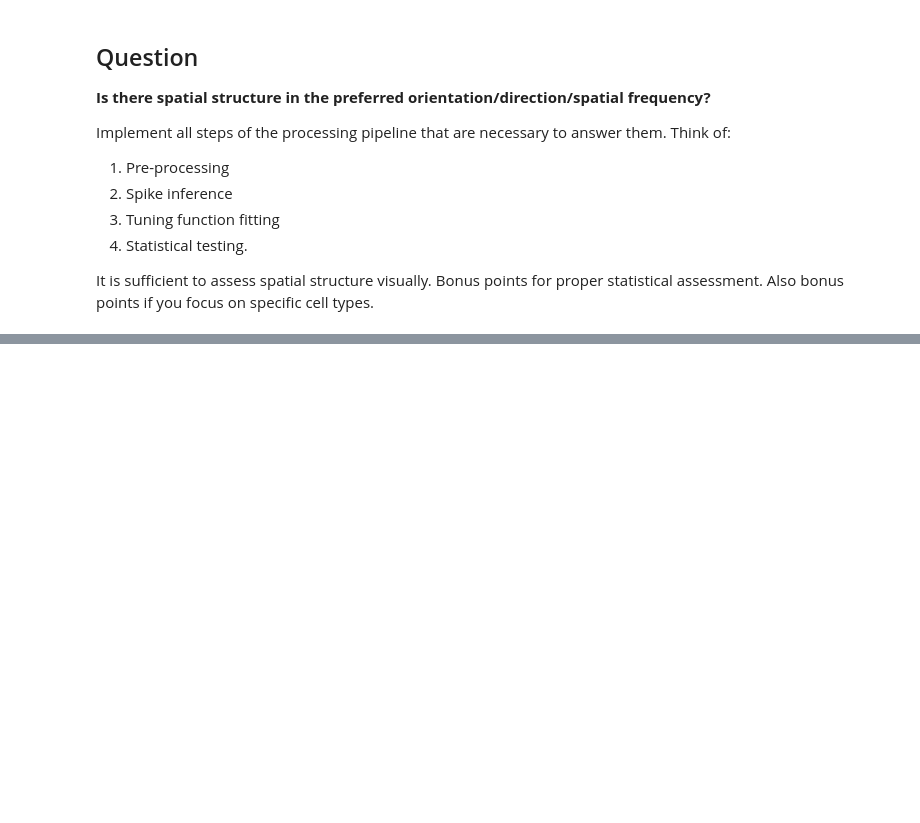
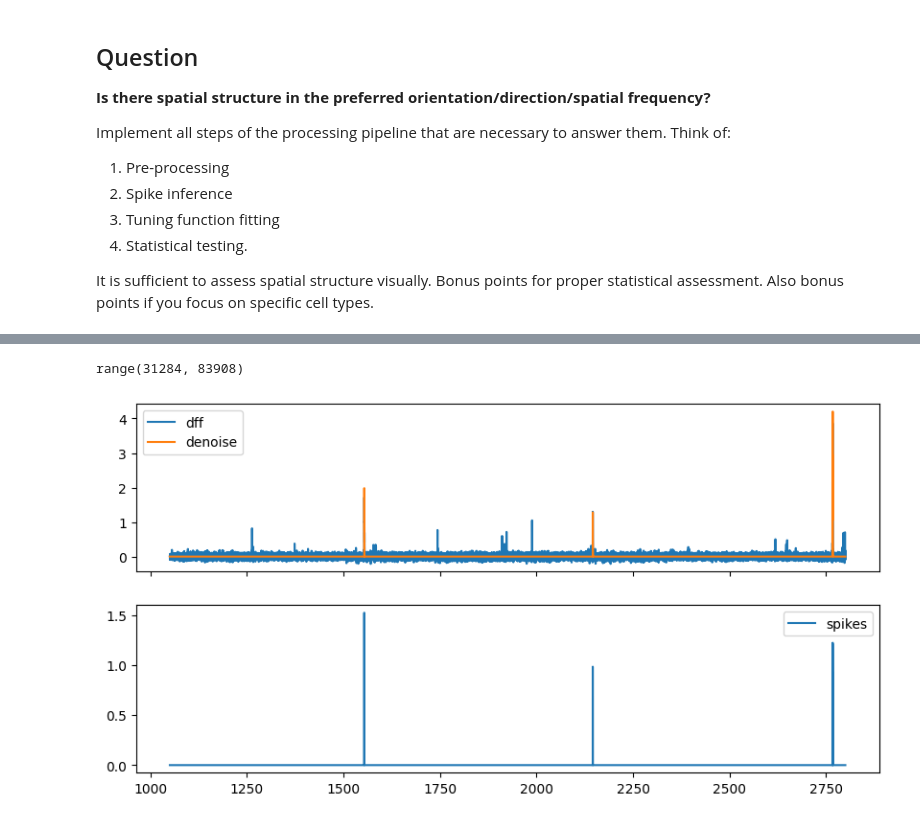
Before and after one commit to YIBoX-memorial/NDS, a Jupyter notebook: practical01.ipynb, the cells around one changed output, grey strips where cells are left out. Cells and saved outputs as stored; diff of their text form; code cells hidden in the pictures; blank space fills up the shorter version.

Commit message:
Spike inference fine tuning

```diff
--- a/practical01.ipynb
+++ b/practical01.ipynb
@@ -156,0 +251,13 @@ def plot_sample(t, dff, cell, sample):
+# %%
+# print(np.argmax(time_axis > 500))
+sample_time = range(np.argmax(time_axis > 1050), np.argmax(time_axis > 2800))
+print(sample_time)
+plot_oasis_result(
+    time_axis[sample_time],
+    dff_sequence[0, sample_time],
+    oasis_deconved_dff[0, sample_time],
+    oasis_spikes[0, sample_time],
+)
+# %% [output]
+range(31284, 83908)
+[figure, added]
```
Also changed, not shown: parts of 10 cells of this notebook.
